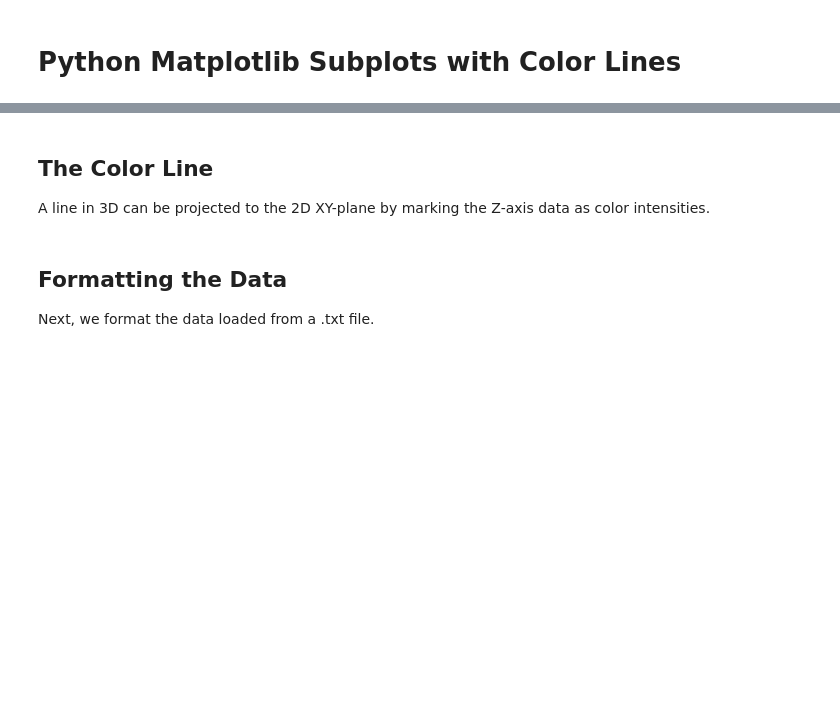
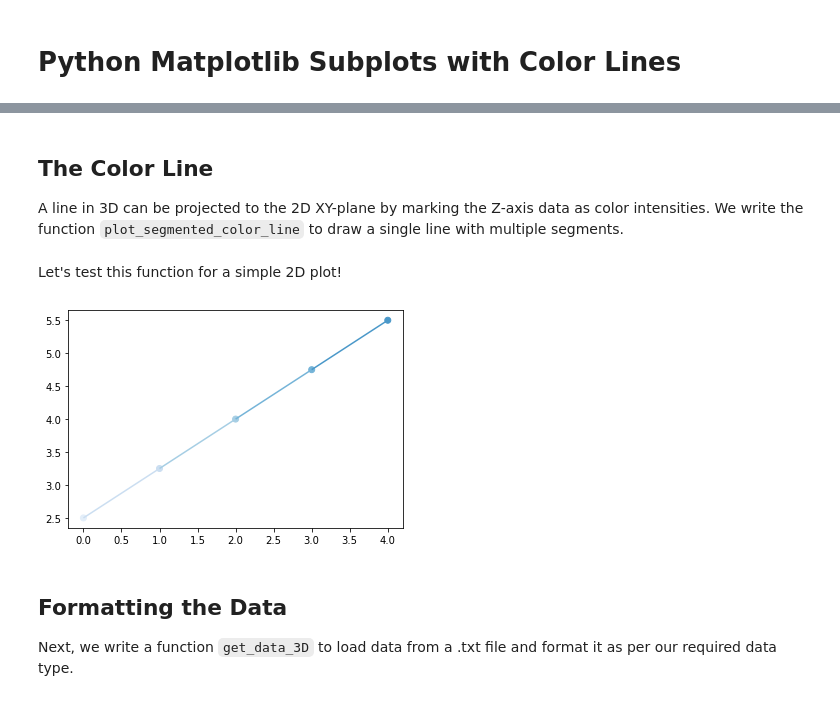
Before and after one commit to Sampreet/gists, a Jupyter notebook: snippets/languages/python/python-matplotlib-subplot-color-line.ipynb, the cells around one changed output, grey strips where cells are left out. Drawn from its saved outputs; the diff is of its cells as text; code cells hidden in the pictures; blank space fills up the shorter version.

Commit message:
Updated Color Line

```diff
--- a/snippets/languages/python/python-matplotlib-subplot-color-line.ipynb
+++ b/snippets/languages/python/python-matplotlib-subplot-color-line.ipynb
@@ -13,9 +15,10 @@ import numpy as np
 ## The Color Line
 
 A line in 3D can be projected to the 2D XY-plane by marking the Z-axis data as color intensities.
+We write the function `plot_segmented_color_line` to draw a single line with multiple segments.
 # %%
-def plot_color_line(axis, xs, ys, zs, cmap='Reds'):
-    """Function to plot the line.
+def plot_segmented_color_line(axis, xs, ys, zs, cmap='Reds', cmap_min=0, cmap_max=1):
+    """Function to plot a single line with multiple colored segments.
 
     Parameters
     ----------
@@ -29,6 +32,10 @@ def plot_color_line(axis, xs, ys, zs, cmap='Reds'):
         Z-axis values.
     cmap : str, optional
         Matplotlib color map. Default is "Reds".
+    cmap_min : float, optional
+        Minimum value of color map.
+    cmap_max : float, optional
+        Maximum value of color map.
 
     Returns
     -------
@@ -43,23 +50,39 @@ def plot_color_line(axis, xs, ys, zs, cmap='Reds'):
     if cmap not in supported_cmaps:
         cmap = 'Reds'
 
-    # list of points as x and y values
-    _points = np.array([xs, ys]).transpose().reshape(-1, 1, 2)
-    # segments concatenating consecutive points
-    _segments = np.concatenate([_points[:-1], _points[1:]], axis=1)
+    # list of points as pairs of X-axis and Y-axis values
+    _points = np.array([xs, ys]).transpose()
+    # segments connecting consecutive points about the second axis
+    _segments = np.concatenate([_points[:-1], _points[1:]], axis=1).reshape(-1, 2, 2)
 
     # line collection for the segments
     line_coll = LineCollection(_segments, cmap=cmap)
-    line_coll.set_array(np.array(zs))
+    # set color for each segment
+    line_coll.set_array(np.array(zs[1:]))
+    # set maximum and minimum values
+    line_coll.set_clim(cmap_min, cmap_max)
     # line concatenating the collection
     line = axis.add_collection(line_coll)
 
     # scatter plot
-    axis.scatter(xs, ys, c=zs, cmap=cmap)
+    axis.scatter(xs, ys, c=zs, cmap=cmap, vmin=cmap_min, vmax=cmap_max)
 
     return line
+# %% [markdown]
+Let's test this function for a simple 2D plot!
+# %%
+# generate linear data with same dimensions
+xs = np.linspace(0.0, 4.0, 5)
+ys = np.linspace(2.5, 5.5, 5)
+zs = np.linspace(0.1, 0.6, 5)
+# plot in current axis with "Blues" colormap
+plot_segmented_color_line(plt.gca(), xs, ys, zs, 'Blues')
+# show plot
+plt.show()
+# %% [output]
+[figure, added]
 # %% [markdown]
 ## Formatting the Data
 
-Next, we format the data loaded from a .txt file.
+Next, we write a function `get_data_3D` to load data from a .txt file and format it as per our required data type.
 # %%
```
Also changed, not shown: parts of 11 cells of this notebook, 2 other files.
